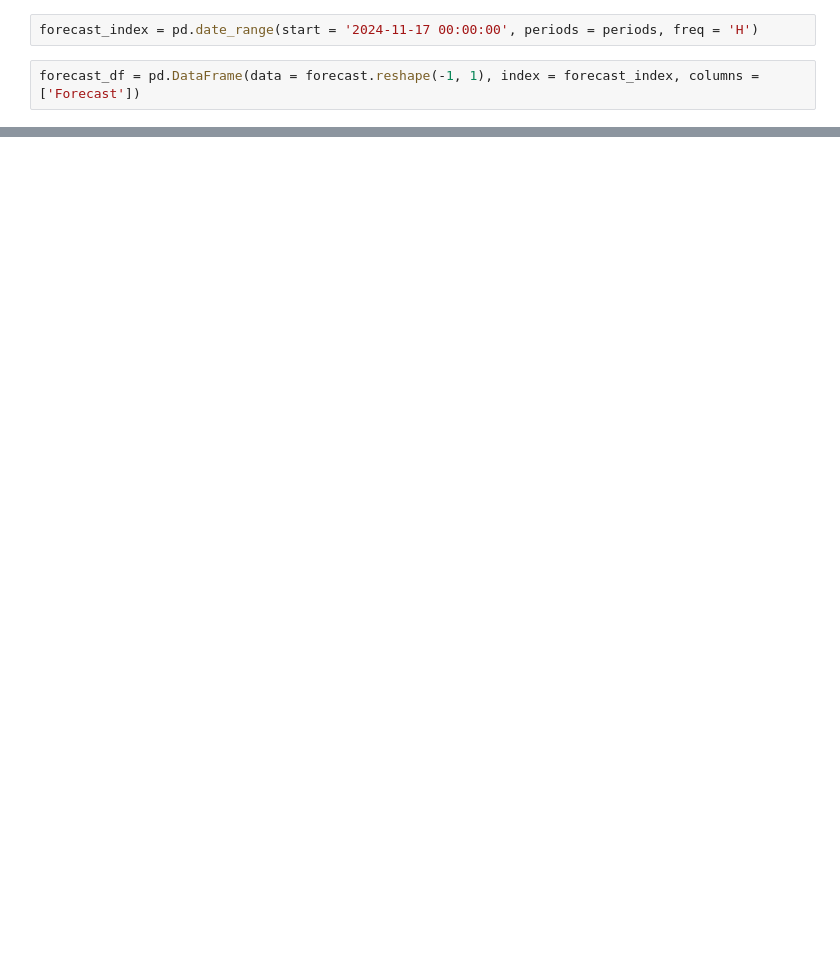
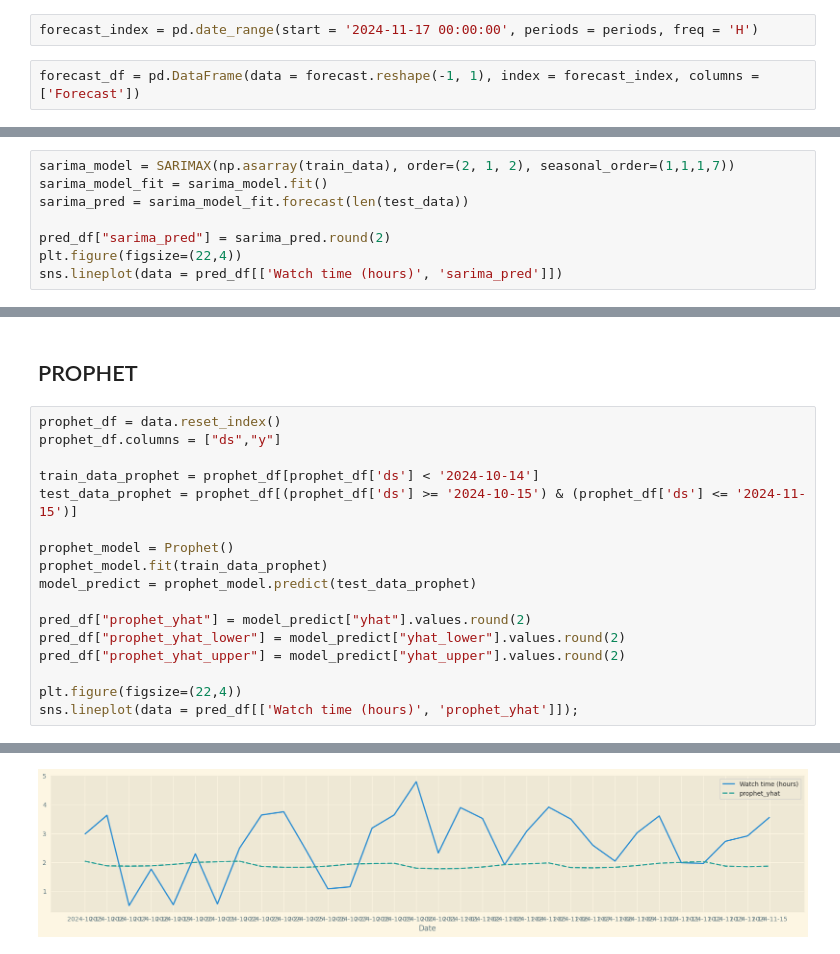
Before and after one commit to Enejan-H/Deep-Learning-Projects, a Jupyter notebook: rnn-lstm-gru-my-youtube-channel-watching-hours.ipynb, the cells around one changed output, grey strips where cells are left out. Saved outputs shown, nothing was run; the diff lists cells and outputs as text; blank space fills up the shorter version.

```diff
--- a/rnn-lstm-gru-my-youtube-channel-watching-hours.ipynb
+++ b/rnn-lstm-gru-my-youtube-channel-watching-hours.ipynb
@@ -1400,0 +1503,8 @@ plt.xlim('2024-11-17 00:00:00', '2024-11-18 23:00:00')
+# %%
+sarima_model = SARIMAX(np.asarray(train_data), order=(2, 1, 2), seasonal_order=(1,1,1,7))
+sarima_model_fit = sarima_model.fit()
+sarima_pred = sarima_model_fit.forecast(len(test_data))
+
+pred_df["sarima_pred"] = sarima_pred.round(2)
+plt.figure(figsize=(22,4))
+sns.lineplot(data = pred_df[['Watch time (hours)', 'sarima_pred']])
@@ -1400,0 +1545,20 @@ plt.xlim('2024-11-17 00:00:00', '2024-11-18 23:00:00')
+# %% [markdown]
+## PROPHET
+# %%
+prophet_df = data.reset_index()
+prophet_df.columns = ["ds","y"]
+
+train_data_prophet = prophet_df[prophet_df['ds'] < '2024-10-14']
+test_data_prophet = prophet_df[(prophet_df['ds'] >= '2024-10-15') & (prophet_df['ds'] <= '2024-11-15')]
+
+prophet_model = Prophet()
+prophet_model.fit(train_data_prophet)
+model_predict = prophet_model.predict(test_data_prophet)
+
+pred_df["prophet_yhat"] = model_predict["yhat"].values.round(2)
+pred_df["prophet_yhat_lower"] = model_predict["yhat_lower"].values.round(2)
+pred_df["prophet_yhat_upper"] = model_predict["yhat_upper"].values.round(2)
+
+plt.figure(figsize=(22,4))
+sns.lineplot(data = pred_df[['Watch time (hours)', 'prophet_yhat']]);
+# %% [output]
@@ -1400,0 +1567 @@ plt.xlim('2024-11-17 00:00:00', '2024-11-18 23:00:00')
+[figure, added]
```
Also changed, not shown: parts of 65 cells of this notebook.
